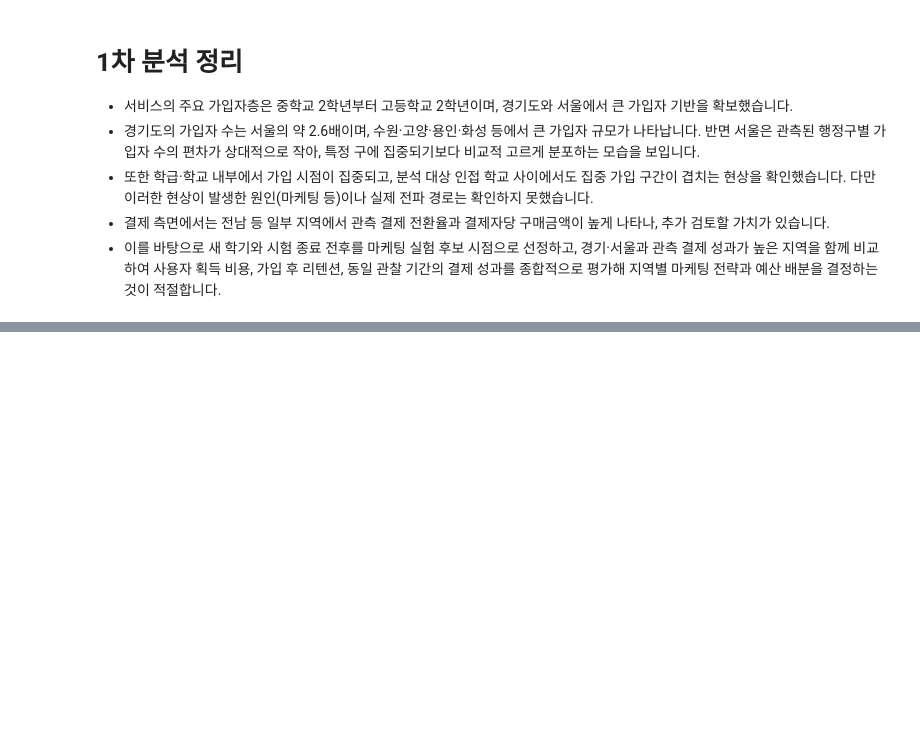
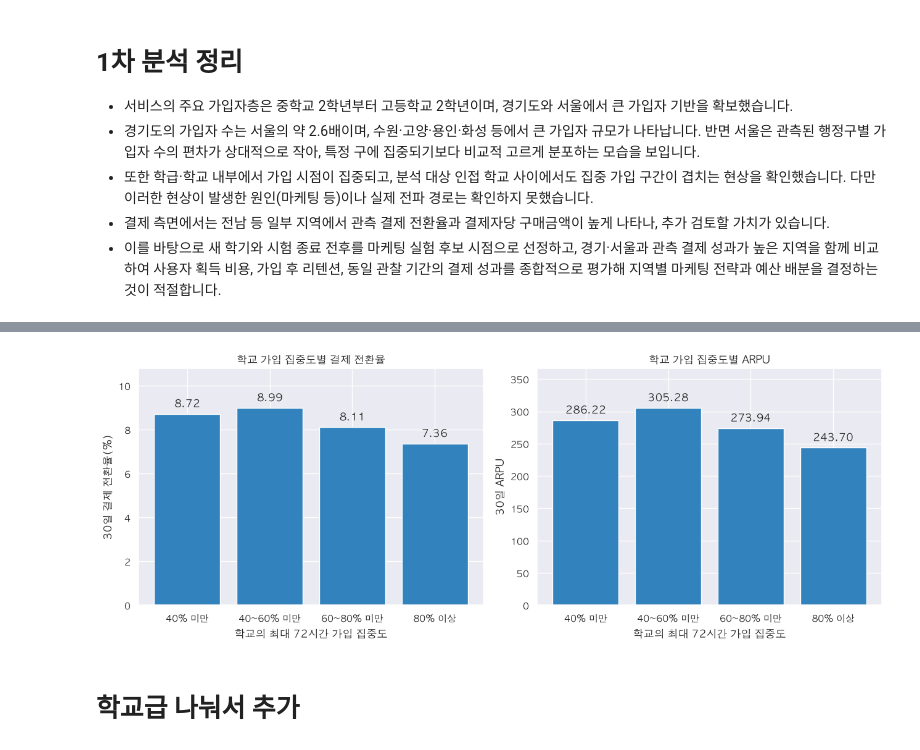
Before and after one commit to zoo-no-s/sns_service_analysis, a Jupyter notebook: notebooks/acquisition_1.ipynb, the cells around one changed output, grey strips where cells are left out. Saved outputs shown, nothing was run; the diff lists cells and outputs as text; code cells hidden in the pictures; blank space fills up the shorter version.

```diff
--- a/notebooks/acquisition_1.ipynb
+++ b/notebooks/acquisition_1.ipynb
@@ -1396,0 +1613,35 @@ display(city_payment_summary)
+# %%
+fig, axes = plt.subplots(1, 2, figsize=(13, 5))
+
+for ax, metric, title in [
+    (axes[0], '30일 결제 전환율(%)', '학교 가입 집중도별 결제 전환율'),
+    (axes[1], '30일 ARPU', '학교 가입 집중도별 ARPU'),
+]:
+    values = concentration_payment_summary[metric]
+
+    bars = ax.bar(
+        concentration_payment_summary['집중도 구간'].astype(str),
+        values,
+        color='#3182bd',
+    )
+
+    ax.bar_label(
+        bars,
+        labels=[
+            f'{value:,.2f}' if pd.notna(value) else ''
+            for value in values
+        ],
+        padding=4,
+    )
+
+    ax.set_title(title)
+    ax.set_xlabel('학교의 최대 72시간 가입 집중도')
+    ax.set_ylabel(metric)
+    ax.margins(y=0.2)
+
+fig.tight_layout()
+plt.show()
+# %% [output]
+[figure, added]
+# %% [markdown]
+# 학교급 나눠서 추가
```
Also changed, not shown: parts of 14 cells of this notebook, 1 other file.
